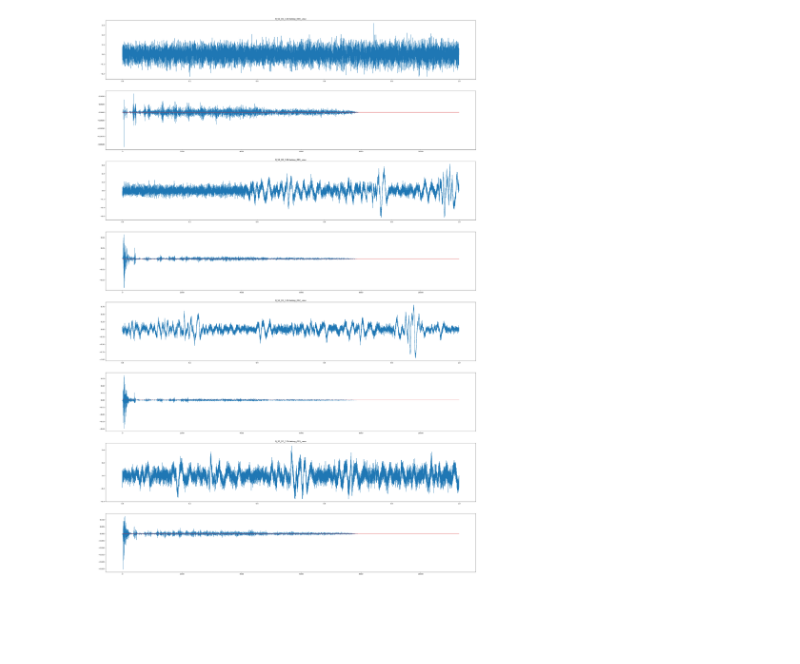
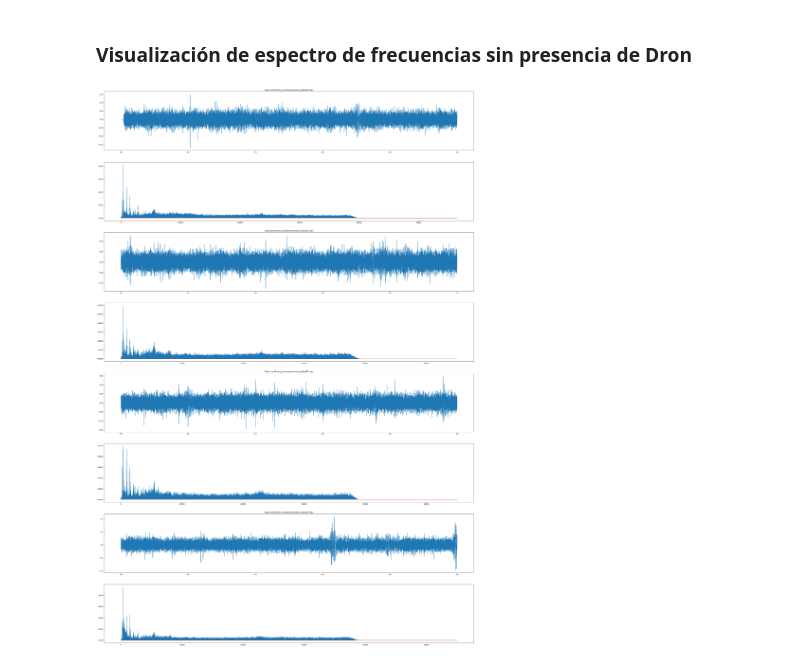
Before and after one commit to Kinlo-sama/IA_aprendizaje, a Jupyter notebook: Proyecto_IdDr2.ipynb, the cells around one changed output. Drawn from its saved outputs; the diff is of its cells as text; code cells hidden in the pictures; blank space fills up the shorter version.

```diff
--- a/Proyecto_IdDr2.ipynb
+++ b/Proyecto_IdDr2.ipynb
@@ -22,7 +24,7 @@ for archivo_audio in glob.glob(carpeta_audios):
     #Agregar el nombre del archivo, tasa muestreo y su duración a la lista
     duration = librosa.get_duration(y=audio, sr=sr)
     name = archivo_audio.split("/")[-1]
-    if duration > 1:
+    if duration >= 1:
         audio, sr = librosa.load(archivo_audio, duration=1)
         duration = librosa.get_duration(y=audio, sr=sr)
         lista_audios.append((name, sr, duration))
@@ -72,7 +56,7 @@ for archivo_audio in glob.glob(carpeta_audios):
     #Agregar el nombre del archivo, tasa muestreo y su duración a la lista
     duration = librosa.get_duration(y=audio, sr=sr)
     name = archivo_audio.split("/")[-1]
-    if duration > 1:
+    if duration >= 1:
         audio, sr = librosa.load(archivo_audio, duration=1)
         duration = librosa.get_duration(y=audio, sr=sr)
         lista_audios.append((name, sr, duration))
@@ -118,22 +99,27 @@ plt.show()
 [figure]
+# %% [markdown]
+### **Visualización de espectro de frecuencias sin presencia de Dron**
 # %%
 j = 0
 plt.figure(figsize=(40,60))
 for i in range(1, 9, 2):
-    audio, sr = librosa.load(f"Seleccion/Drone/B_S2_D1_110-bebop_00{str(j)}_.wav")
+    audio, sr = librosa.load(f"Seleccion/Drone_unknown/exercise_bike00{str(j)}.wav")
     duration = librosa.get_duration(y=audio, sr=sr)
     sr = int(duration * sr)
     t = np.linspace(0,1,sr)
-    fft_result = np.fft.rfft(audio)
+    fft_result = np.fft.fft(audio)
     fft_result /= (sr / 2)
-    fft_freq = np.fft.rfftfreq(sr, 1 / sr)
+    fft_result = np.abs(fft_result)
+    fft_result = fft_result[:len(fft_result) // 2]
+    fft_freq = np.fft.fftfreq(sr, 1 / sr)
+    fft_freq = fft_freq[:len(fft_freq) // 2]
     plt.subplot(8, 1, i)
     plt.plot(t, audio)
-    plt.title(f"B_S2_D1_110-bebop_00{str(j)}_.wav")
+    plt.title(f"Seleccion/Drone_unknown/exercise_bike00{str(j)}.wav")
     plt.subplot(8, 1, i+1)
     plt.stem(fft_freq, fft_result,markerfmt=" ")
     j += 1
 
 plt.show()
 # %% [output]
-[figure, old version]
+[figure, new version]
```
Also changed, not shown: parts of 9 cells of this notebook, 58 other files.
